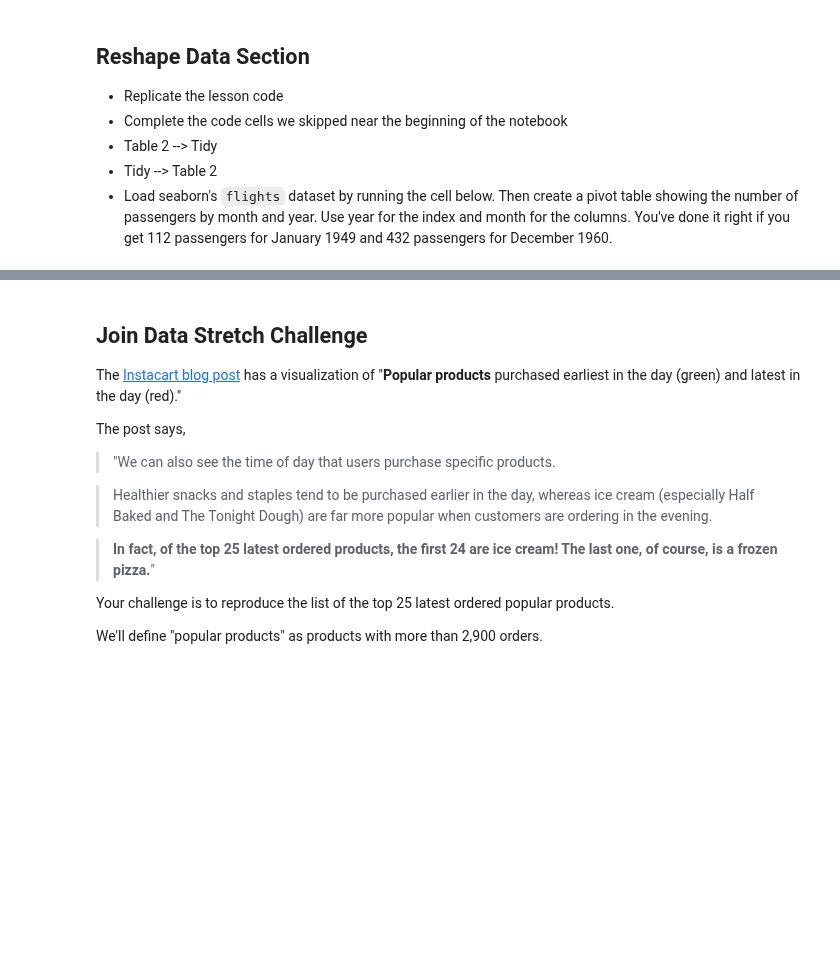
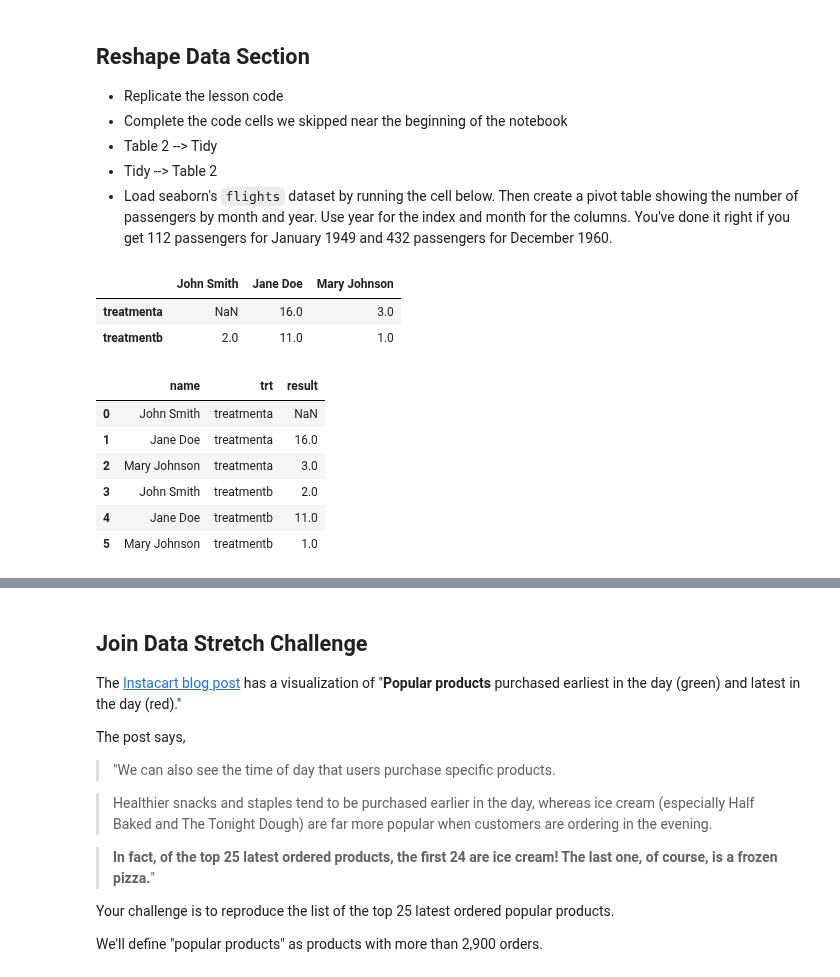
Before and after one commit to bloominstituteoftechnology/DS-Unit-1-Sprint-1-Data-Wrangling-and-Storytelling, a Jupyter notebook: DS-Unit-1-Sprint-1-Data-Wrangling-and-Storytelling/module3-exploratory-data-analysis/mk_LS_DS_113_Join_and_Reshape_Data_Assignment.ipynb, the cells around one changed output, grey strips where cells are left out. Cells and saved outputs as stored; diff of their text form; code cells hidden in the pictures; blank space fills up the shorter version.

```diff
--- a/DS-Unit-1-Sprint-1-Data-Wrangling-and-Storytelling/module3-exploratory-data-analysis/mk_LS_DS_113_Join_and_Reshape_Data_Assignment.ipynb
+++ b/DS-Unit-1-Sprint-1-Data-Wrangling-and-Storytelling/module3-exploratory-data-analysis/mk_LS_DS_113_Join_and_Reshape_Data_Assignment.ipynb
@@ -460,0 +459,37 @@ flights = sns.load_dataset('flights')
+# %%
+##### YOUR CODE HERE #####
+%matplotlib inline
+import pandas as pd
+import numpy as np
+import seaborn as sns
+
+table1 = pd.DataFrame(
+    [[np.nan, 2],
+     [16,    11],
+     [3,      1]],
+    index=['John Smith', 'Jane Doe', 'Mary Johnson'],
+    columns=['treatmenta', 'treatmentb'])
+
+table2 = table1.T
+
+table2
+# %% [output]
+|  | John Smith | Jane Doe | Mary Johnson |
+| treatmenta | NaN | 16.0 | 3.0 |
+| treatmentb | 2.0 | 11.0 | 1.0 |
+# %%
+tidy2 = table2.T.reset_index().melt(id_vars='index').rename(columns= {
+    'index': 'name',
+    'variable': 'trt',
+    'value': 'result'})
+
+tidy2.dtypes
+tidy2
+# %% [output]
+|  | name | trt | result |
+| 0 | John Smith | treatmenta | NaN |
+| 1 | Jane Doe | treatmenta | 16.0 |
+| 2 | Mary Johnson | treatmenta | 3.0 |
+| 3 | John Smith | treatmentb | 2.0 |
+| 4 | Jane Doe | treatmentb | 11.0 |
+| 5 | Mary Johnson | treatmentb | 1.0 |
```
Also changed, not shown: parts of 9 cells of this notebook.
